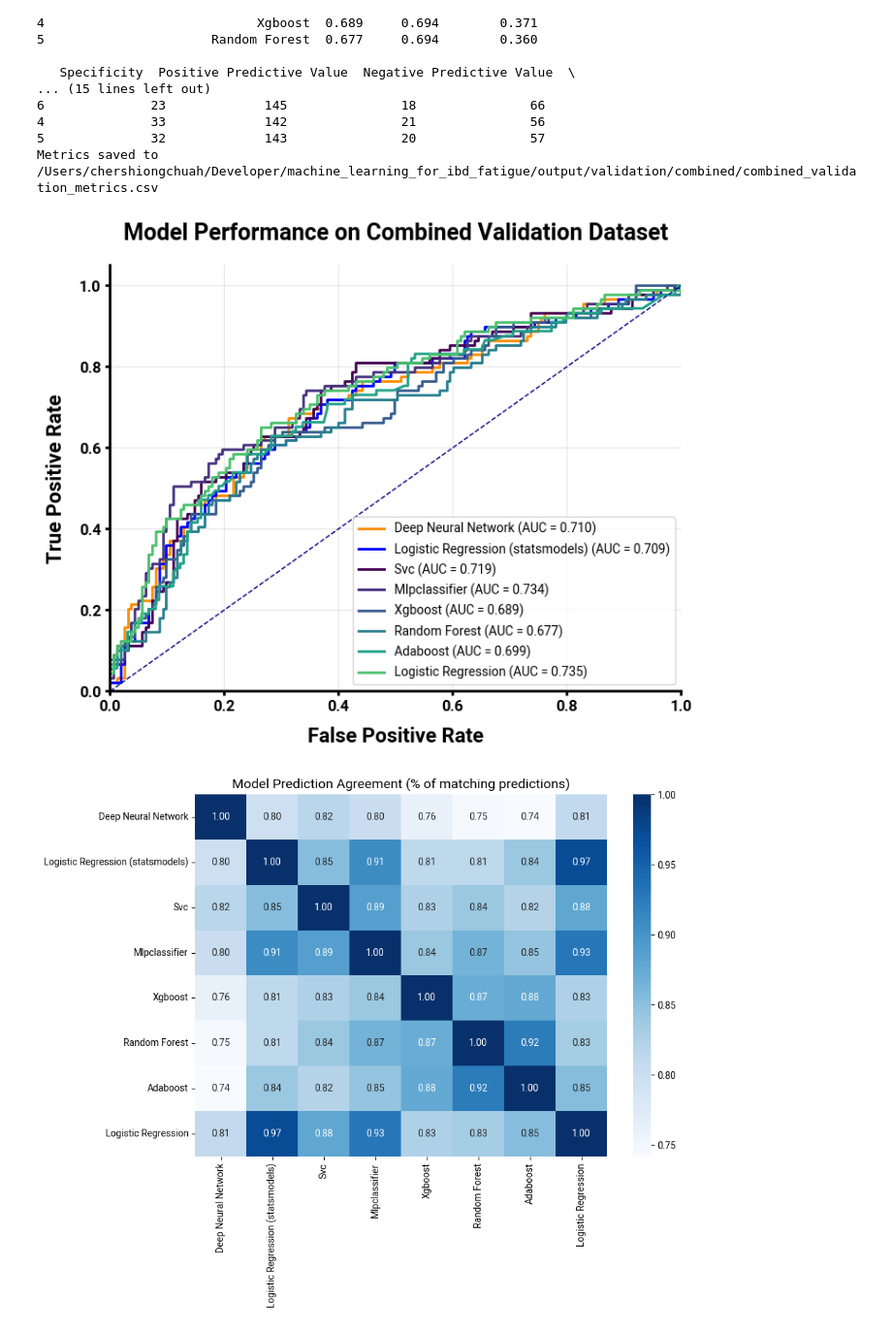
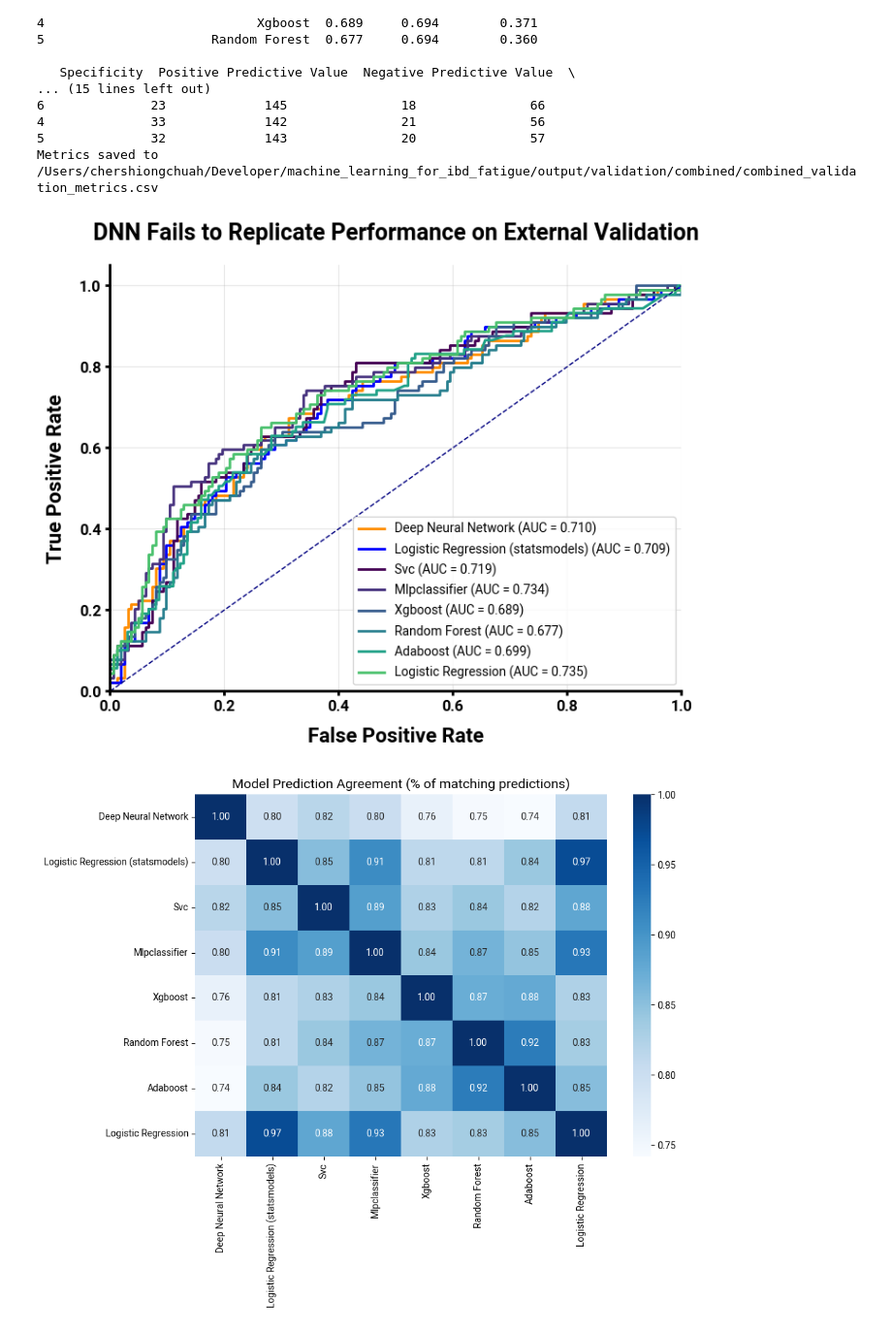
Before and after one commit to 1-gut/machine_learning_for_ibd_fatigue, a Jupyter notebook: 10_validation_combined.ipynb, the cells around one changed output. Shown at 97% size. Saved outputs shown, nothing was run; the diff lists cells and outputs as text; code cells hidden in the pictures.

```diff
--- a/10_validation_combined.ipynb
+++ b/10_validation_combined.ipynb
@@ -266,11 +266,11 @@ Metrics saved to /Users/chershiongchuah/Developer/machine_learning_for_ibd_fatig
 # %%
 plot_combined_roc_curves(
     all_model_results=all_model_results,
     output_path=output_dir / "combined_validation_roc_curves.png",
-    title="Model Performance on Combined Validation Dataset",
+    title="DNN Fails to Replicate Performance on External Validation",
 )
 # %% [output]
-[figure, old version]
+[figure, new version]
 # %%
 # Prepare the predictions dictionary
 all_predictions = {}
```
Also changed, not shown: parts of 1 cell of this notebook, 3 other files.
